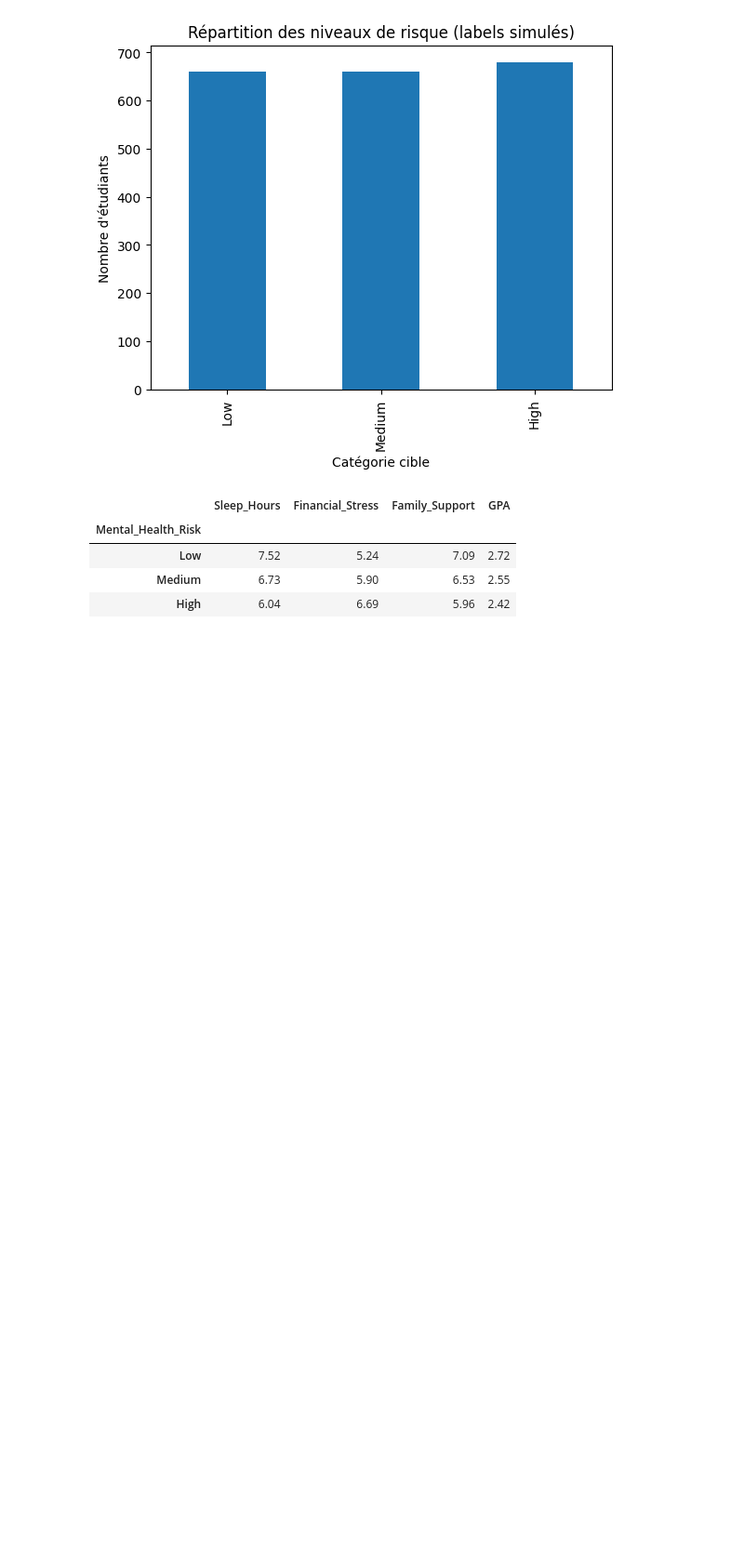
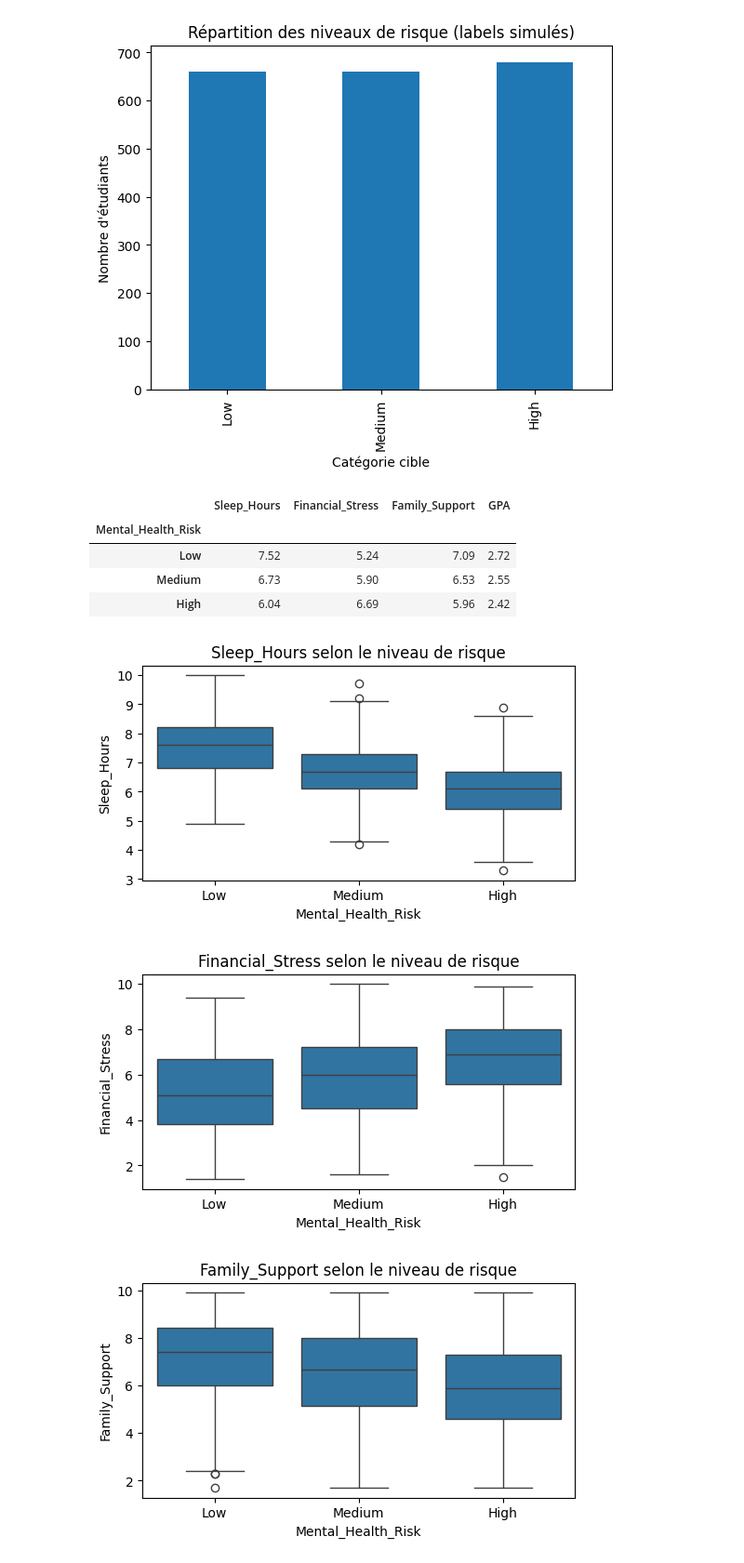
Before and after one commit to zakaryahari/student-mental-health-risk-prediction, a Jupyter notebook: notebooks/01_EDA_Student_Mental_Health.ipynb, the cells around one changed output. Shown at 93% size. Drawn from its saved outputs; the diff is of its cells as text; code cells hidden in the pictures; blank space fills up the shorter version.

Commit message:
feat : visualisation de Relations entre les variables explicatives et la cible

```diff
--- a/notebooks/01_EDA_Student_Mental_Health.ipynb
+++ b/notebooks/01_EDA_Student_Mental_Health.ipynb
@@ -204,3 +204,13 @@ display(moyennes.loc[ordre].round(2))
 | Low | 7.52 | 5.24 | 7.09 | 2.72 |
 | Medium | 6.73 | 5.90 | 6.53 | 2.55 |
 | High | 6.04 | 6.69 | 5.96 | 2.42 |
+# %%
+for col in variables_a_comparer:
+    plt.figure(figsize=(6, 3))
+    sns.boxplot(data=df, x="Mental_Health_Risk", y=col, order=ordre)
+    plt.title(f"{col} selon le niveau de risque")
+    plt.show()
+# %% [output]
+[figure, added]
+[figure, added]
+[figure, added]
```
Also changed, not shown: parts of 2 cells of this notebook.
